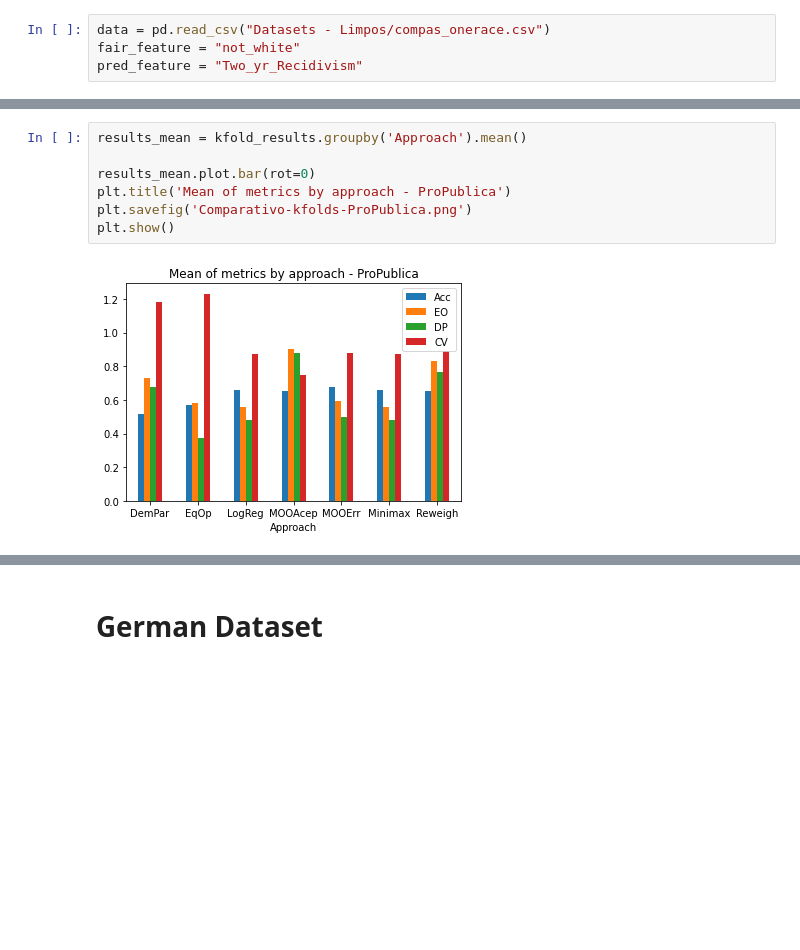
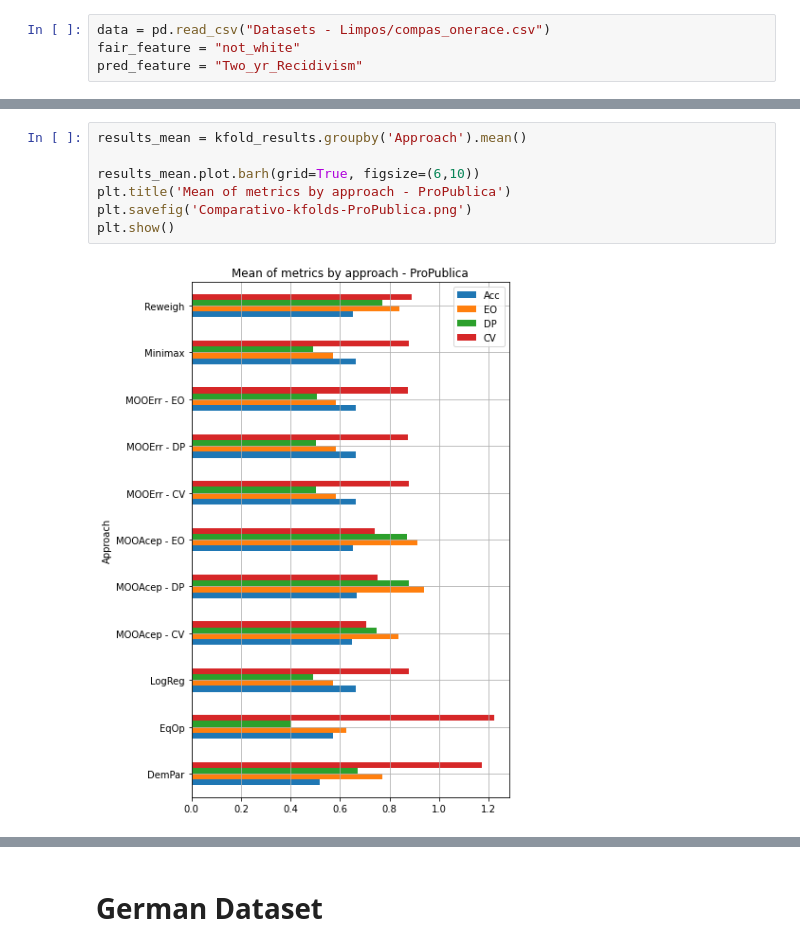
Before and after one commit to viguardieiro/moopt_fairness, a Jupyter notebook: Experimento - Comparativo.ipynb, the cells around one changed output, grey strips where cells are left out. Saved outputs shown, nothing was run; the diff lists cells and outputs as text; blank space fills up the shorter version.

```diff
--- a/Experimento - Comparativo.ipynb
+++ b/Experimento - Comparativo.ipynb
@@ -31,12 +31,12 @@ Using license file /Users/vitoriaguardieiro/gurobi.lic
 # %%
 results_mean = kfold_results.groupby('Approach').mean()
 
-results_mean.plot.bar(rot=0)
+results_mean.plot.barh(grid=True, figsize=(6,10))
 plt.title('Mean of metrics by approach - ProPublica')
 plt.savefig('Comparativo-kfolds-ProPublica.png')
 plt.show()
 # %% [output]
-[figure, old version]
+[figure, new version]
 # %%
 results_mean
 # %% [output]
```
Also changed, not shown: parts of 7 cells of this notebook, 1 other file.
